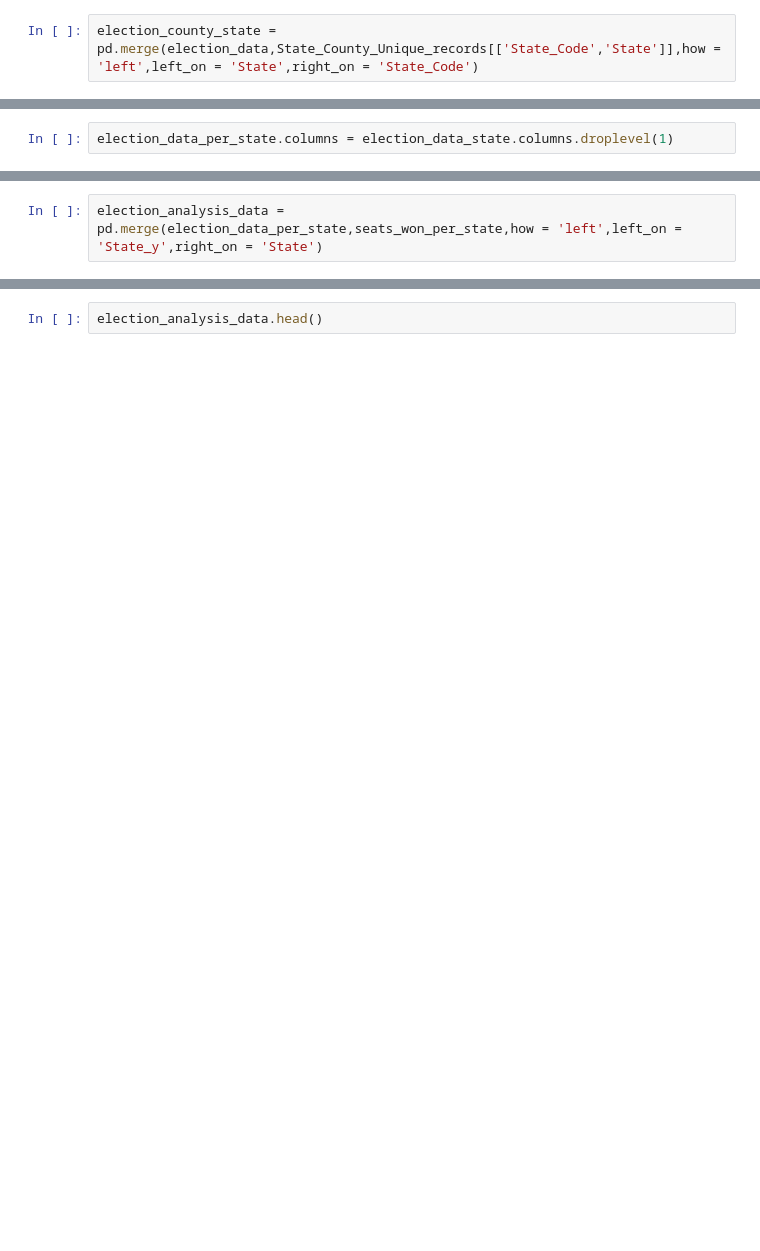
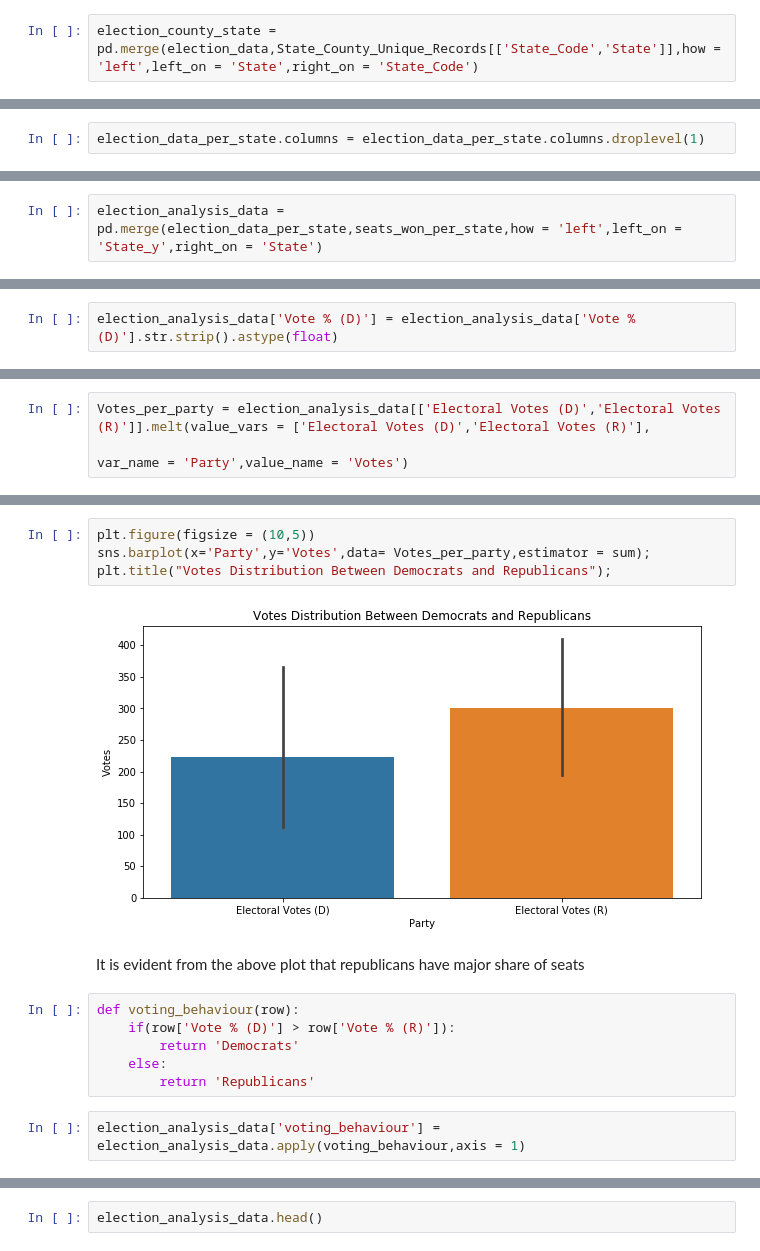
Before and after one commit to AnudeepMukka/Python-Project_US-Election-Analysis, a Jupyter notebook: Project.ipynb, the cells around one changed output, grey strips where cells are left out. Drawn from its saved outputs; the diff is of its cells as text; blank space fills up the shorter version.

Commit message:
Update Project.ipynb
Added Markdowns and Plots

```diff
--- a/Project.ipynb
+++ b/Project.ipynb
@@ -54,5 +80,5 @@ seats_won_per_state.columns = ['State','Votes(D)','Vote % (D)','Votes (R)','Vote
 # %%
-election_county_state = pd.merge(election_data,State_County_Unique_records[['State_Code','State']],how = 'left',left_on = 'State',right_on = 'State_Code')
+election_county_state = pd.merge(election_data,State_County_Unique_Records[['State_Code','State']],how = 'left',left_on = 'State',right_on = 'State_Code')
 # %%
 election_county_state.head()
 # %% [output]
@@ -68,4 +96,4 @@ election_data_per_state = election_county_state.groupby('State_y',as_index = Fal
                            'Party_Gov':['max']
                           })
 # %%
-election_data_per_state.columns = election_data_state.columns.droplevel(1)
+election_data_per_state.columns = election_data_per_state.columns.droplevel(1)
@@ -73,0 +108,2 @@ election_analysis_data = pd.merge(election_data_per_state,seats_won_per_state,ho
+# %%
+election_analysis_data['Vote % (D)'] = election_analysis_data['Vote % (D)'].str.strip().astype(float)
@@ -73,0 +118,3 @@ election_analysis_data = pd.merge(election_data_per_state,seats_won_per_state,ho
+# %%
+Votes_per_party = election_analysis_data[['Electoral Votes (D)','Electoral Votes (R)']].melt(value_vars = ['Electoral Votes (D)','Electoral Votes (R)'],
+                                                                          var_name = 'Party',value_name = 'Votes')
@@ -73,0 +130,16 @@ election_analysis_data = pd.merge(election_data_per_state,seats_won_per_state,ho
+# %%
+plt.figure(figsize = (10,5))
+sns.barplot(x='Party',y='Votes',data= Votes_per_party,estimator = sum);
+plt.title("Votes Distribution Between Democrats and Republicans");
+# %% [output]
+[figure, added]
+# %% [markdown]
+It is evident from the above plot that republicans have major share of seats
+# %%
+def voting_behaviour(row):
+    if(row['Vote % (D)'] > row['Vote % (R)']):
+        return 'Democrats'
+    else:
+        return 'Republicans'
+# %%
+election_analysis_data['voting_behaviour'] = election_analysis_data.apply(voting_behaviour,axis = 1)
```
Also changed, not shown: parts of 29 cells of this notebook.
